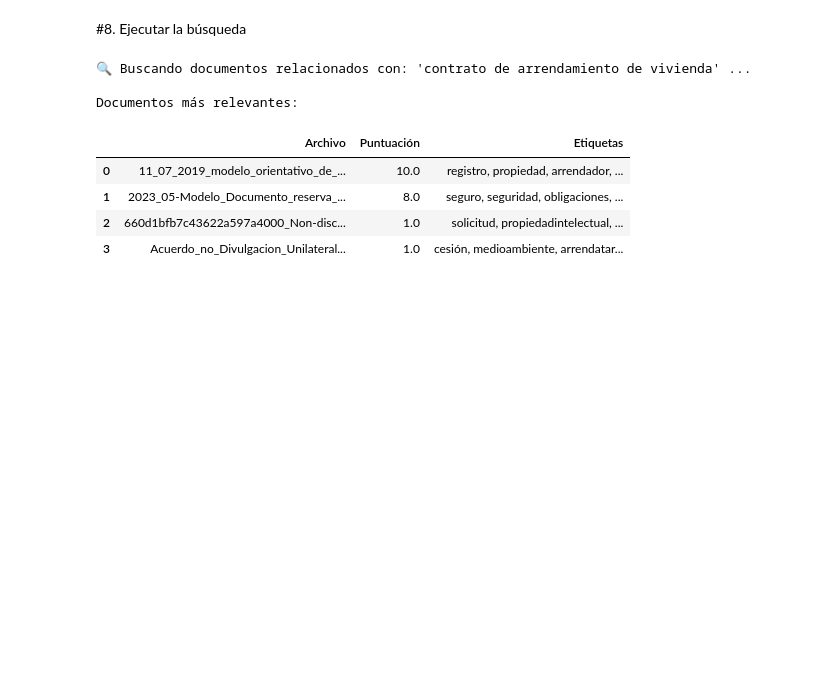
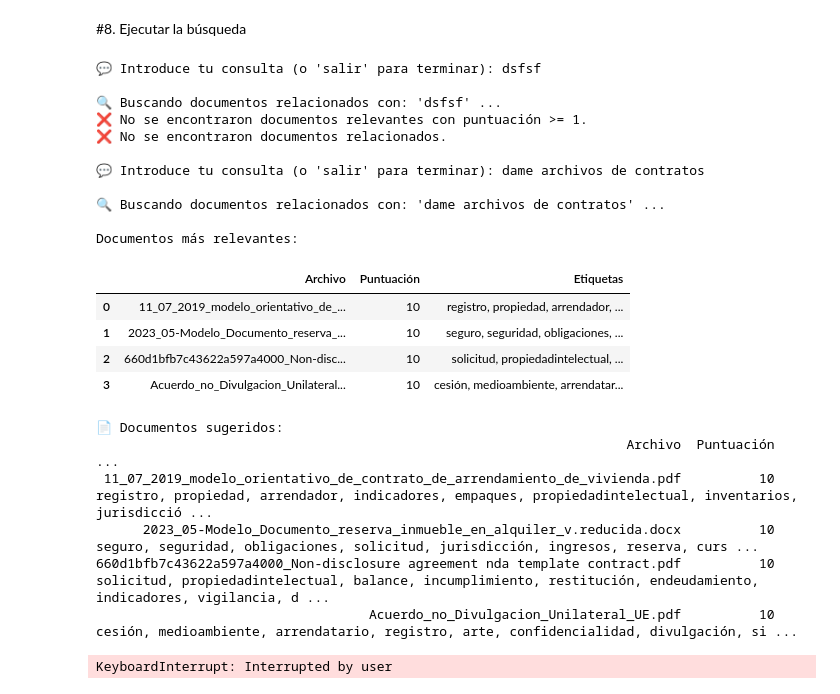
Before and after one commit to pugapatricia/gestion-documentaria-para-pymes, a Jupyter notebook: buscador/busqueda_inteligente_openai.ipynb, the cells around one changed output. Saved outputs shown, nothing was run; the diff lists cells and outputs as text; code cells hidden in the pictures; blank space fills up the shorter version.

```diff
--- a/buscador/busqueda_inteligente_openai.ipynb
+++ b/buscador/busqueda_inteligente_openai.ipynb
@@ -360,18 +360,44 @@ def buscar_documentos(consulta, df_etiquetas, textos_archivos, client, max_resul
     return df_resultados.head(max_resultados)
 # %% [markdown]
 #8. Ejecutar la búsqueda
-# %%
-consulta_prueba = "contrato de arrendamiento de vivienda"
-resultados = buscar_documentos(consulta_prueba, df_etiquetas, textos_archivos, client)
-# %% [output]
-🔍 Buscando documentos relacionados con: 'contrato de arrendamiento de vivienda' ...
-
-Documentos más relevantes:
-|  | Archivo | Puntuación | Etiquetas |
-| 0 | 11_07_2019_modelo_orientativo_de_... | 10.0 | registro, propiedad, arrendador, ... |
-| 1 | 2023_05-Modelo_Documento_reserva_... | 8.0 | seguro, seguridad, obligaciones, ... |
-| 2 | 660d1bfb7c43622a597a4000_Non-disc... | 1.0 | solicitud, propiedadintelectual, ... |
-| 3 | Acuerdo_no_Divulgacion_Unilateral... | 1.0 | cesión, medioambiente, arrendatar... |
+# %%
+while True:
+    consulta = input("\n💬 Introduce tu consulta (o 'salir' para terminar): ")
+    if consulta.lower() in ["salir", "exit", "quit"]:
+        print("👋 Saliendo del asistente de documentos...")
+        break
+
+    resultados = buscar_documentos(consulta, df_etiquetas, textos_archivos, client)
+
+    if not resultados.empty:
+        print("\n📄 Documentos sugeridos:")
+        print(resultados.to_string(index=False))
+    else:
+        print("❌ No se encontraron documentos relacionados.")
+# %% [output]
+💬 Introduce tu consulta (o 'salir' para terminar): dsfsf
+
+🔍 Buscando documentos relacionados con: 'dsfsf' ...
+❌ No se encontraron documentos relevantes con puntuación >= 1.
+❌ No se encontraron documentos relacionados.
+
+💬 Introduce tu consulta (o 'salir' para terminar): dame archivos de contratos
+
+🔍 Buscando documentos relacionados con: 'dame archivos de contratos' ...
+
+Documentos más relevantes:
+|  | Archivo | Puntuación | Etiquetas |
+| 0 | 11_07_2019_modelo_orientativo_de_... | 10 | registro, propiedad, arrendador, ... |
+| 1 | 2023_05-Modelo_Documento_reserva_... | 10 | seguro, seguridad, obligaciones, ... |
+| 2 | 660d1bfb7c43622a597a4000_Non-disc... | 10 | solicitud, propiedadintelectual, ... |
+| 3 | Acuerdo_no_Divulgacion_Unilateral... | 10 | cesión, medioambiente, arrendatar... |
+📄 Documentos sugeridos:
+                                                                    Archivo  Puntuación                                                                                                                  ...
+ 11_07_2019_modelo_orientativo_de_contrato_de_arrendamiento_de_vivienda.pdf          10           registro, propiedad, arrendador, indicadores, empaques, propiedadintelectual, inventarios, jurisdicció ...
+      2023_05-Modelo_Documento_reserva_inmueble_en_alquiler_v.reducida.docx          10                                seguro, seguridad, obligaciones, solicitud, jurisdicción, ingresos, reserva, curs ...
+660d1bfb7c43622a597a4000_Non-disclosure agreement nda template contract.pdf          10 solicitud, propiedadintelectual, balance, incumplimiento, restitución, endeudamiento, indicadores, vigilancia, d ...
+                                   Acuerdo_no_Divulgacion_Unilateral_UE.pdf          10                           cesión, medioambiente, arrendatario, registro, arte, confidencialidad, divulgación, si ...
+KeyboardInterrupt: Interrupted by user
 # %%
 while True:
     consulta = input("\n💬 Introduce tu consulta (o 'salir' para terminar): ")
```
Also changed, not shown: parts of 1 cell of this notebook.
